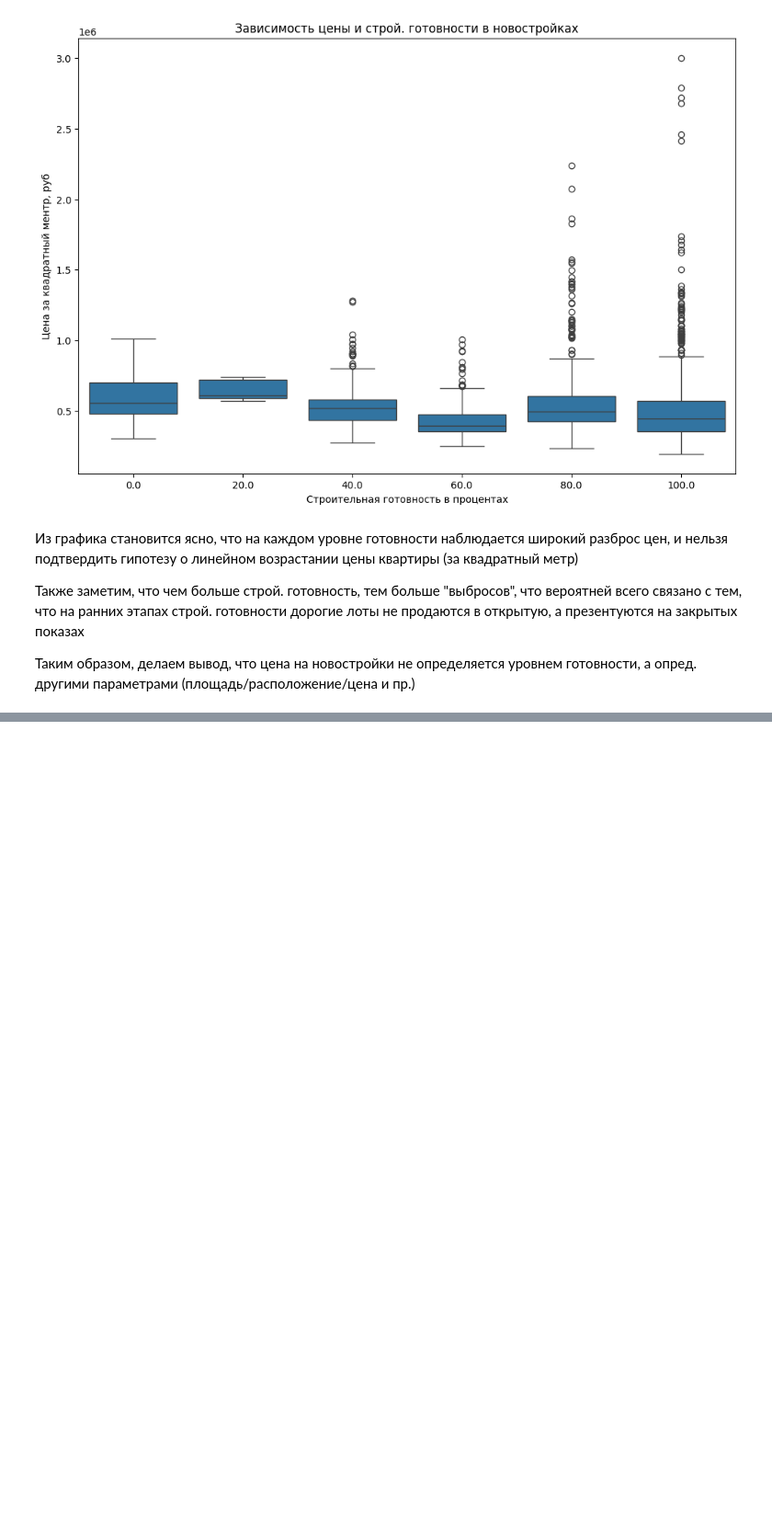
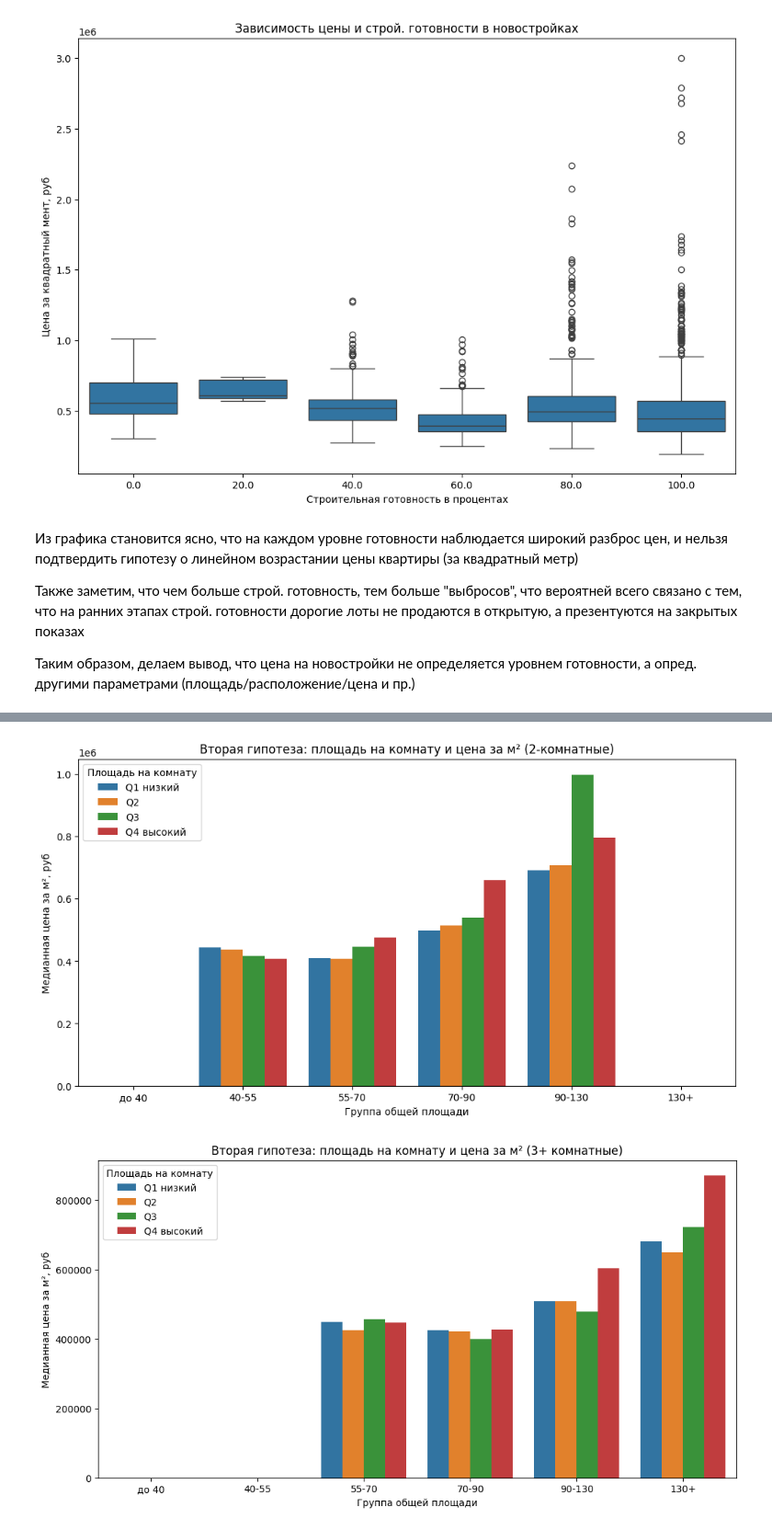
Before and after one commit to QuickSilver-1/GP2-Scraping, a Jupyter notebook: notebook/Новый__ГП2_34team_ipynb_.ipynb, the cells around one changed output, grey strips where cells are left out. Shown at 92% size. Saved outputs shown, nothing was run; the diff lists cells and outputs as text; code cells hidden in the pictures; blank space fills up the shorter version.

Commit message:
[MODEL-001] feat: вывод гипотез + модель

```diff
--- a/notebook/Новый__ГП2_34team_ipynb_.ipynb
+++ b/notebook/Новый__ГП2_34team_ipynb_.ipynb
@@ -999,0 +1307,27 @@ plt.show()
+# %%
+def safe_qcut(series):
+    if series.notna().sum() < 20 or series.nunique() < 4:
+        return pd.Series(np.nan, index=series.index)
+    return pd.qcut(
+        series,
+        4,
+        labels=['Q1 низкий', 'Q2', 'Q3', 'Q4 высокий'],
+        duplicates='drop'
+    )
+
+h2['Квартиль_планировки'] = (
+    h2.groupby(['Сегмент_комнат', 'Группа_площади'])['Площадь_на_комнату']
+      .transform(safe_qcut)
+)
+# %%
+summary_h2 = (
+    h2.groupby(['Сегмент_комнат', 'Группа_площади', 'Квартиль_планировки'])
+      .agg(
+          Количество=('Цена', 'size'),
+          Медианная_цена_за_м2=('Цена_за_м2', 'median')
+      )
+      .reset_index()
+)
+
+summary_h2 = summary_h2[summary_h2['Количество'] >= 15]
+summary_h2
@@ -999,0 +1352,20 @@ plt.show()
+# %%
+for seg in ['2-комнатные', '3+ комнатные']:
+    temp = summary_h2[summary_h2['Сегмент_комнат'] == seg]
+
+    plt.figure(figsize=(12, 6))
+    sns.barplot(
+        data=temp,
+        x='Группа_площади',
+        y='Медианная_цена_за_м2',
+        hue='Квартиль_планировки'
+    )
+
+    plt.title(f'Вторая гипотеза: площадь на комнату и цена за м² ({seg})')
+    plt.xlabel('Группа общей площади')
+    plt.ylabel('Медианная цена за м², руб')
+    plt.legend(title='Площадь на комнату')
+    plt.show()
+# %% [output]
+[figure, added]
+[figure, added]
```
Also changed, not shown: parts of 106 cells of this notebook.
